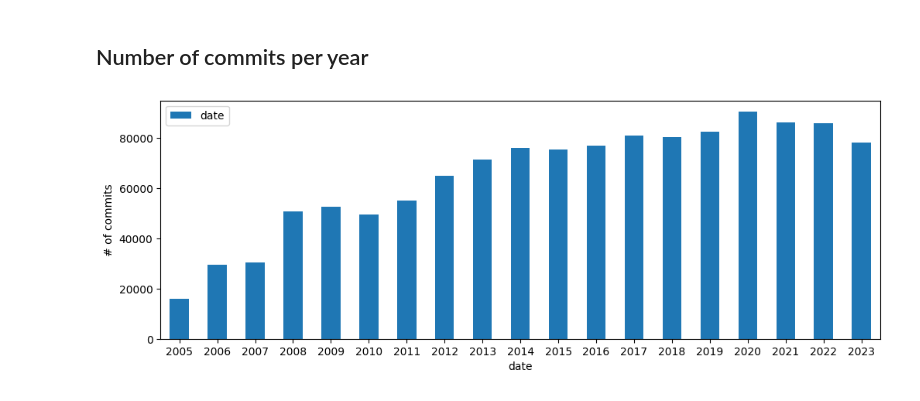
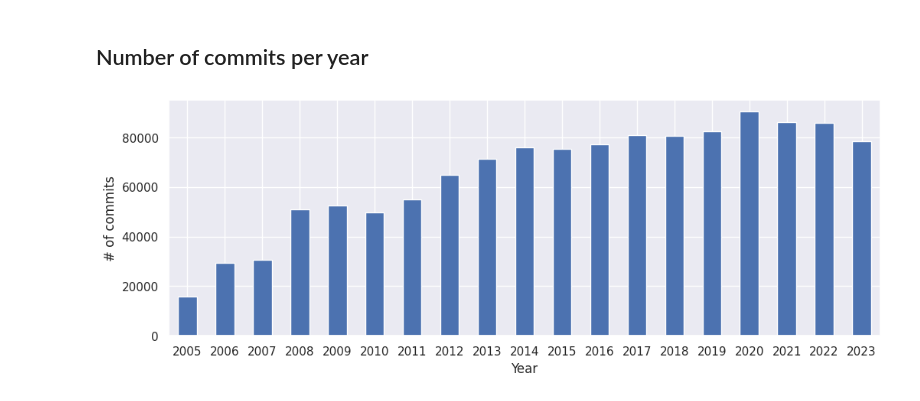
Before and after one commit to codeurjc/LinuxCommitsDataset, a Jupyter notebook: notebooks/GeneralAnalysis.ipynb, the cells around one changed output. Saved outputs shown, nothing was run; the diff lists cells and outputs as text; code cells hidden in the pictures.

```diff
--- a/notebooks/GeneralAnalysis.ipynb
+++ b/notebooks/GeneralAnalysis.ipynb
@@ -5,20 +5,9 @@ from datetime import datetime
 import pandas as pd
 import seaborn as sns
 import matplotlib.pyplot as plt
+sns.set(rc={"figure.figsize":(16, 2)})
-# %%
-with open('../linux-commits-2023-11-12.json') as f:
-    all_commits = f.readlines()
 # %%
-all_commits_dict_list = []
-all_commits_map = {}
-for commit in all_commits:
-    commit_dict = json.loads(commit)
-
-    # Just a fair idea about multiple-key
-    for n in [5, 6, 7, 8, 9, 10, 11, 12]:
-        # To cover collisions
-        if commit_dict['data']['commit'][0:n] in all_commits_map:
-            all_commits_map[commit_dict['data']['commit'][0:n]].append(commit_dict)
-        else:
-            all_commits_map[commit_dict['data']['commit'][0:n]] = [commit_dict]
-    all_commits_dict_list.append(commit_dict)
+def getCommits():
+    with open('../linux-commits-2023-11-12.json') as f:
+        for commit in f:
+            yield json.loads(commit)
@@ -71,8 +14,14 @@ all_commits_dict_list[-100]
 # %%
 all_commits_synthesized = []
-for commit in all_commits_dict_list:
+for commit in getCommits():
+    lines_changed = 0
+    for file in commit['data']['files']:
+        if 'added' in file and file['added'] != "-":
+            lines_changed += int(file['added']) + int(file['removed'])
     synthesized_commit = {
         'date': commit['data']['CommitDate'],
         'author': commit['data']['Author'],
+        'commit_size': lines_changed,
+        'number_of_files': len(commit['data']['files']),
     }
     all_commits_synthesized.append(synthesized_commit)
@@ -83,8 +44,8 @@ df['date'] = pd.to_datetime(df['date'], format='%a %b %d %H:%M:%S %Y %z', utc=Tr
 ## Number of commits per year
 # %%
 fig, axs = plt.subplots(figsize=(12, 4))
-df_mean_years = df.groupby(df["date"].dt.year).count()
-df_mean_years.plot(kind='bar', rot=0, ax=axs)
-plt.ylabel("# of commits");
+df.groupby(df["date"].dt.year)['date'].count().plot(kind='bar', rot=0, ax=axs)
+plt.ylabel("# of commits")
+plt.xlabel("Year");
 # %% [output]
-[figure, old version]
+[figure, new version]
```
Also changed, not shown: parts of 10 cells of this notebook.
